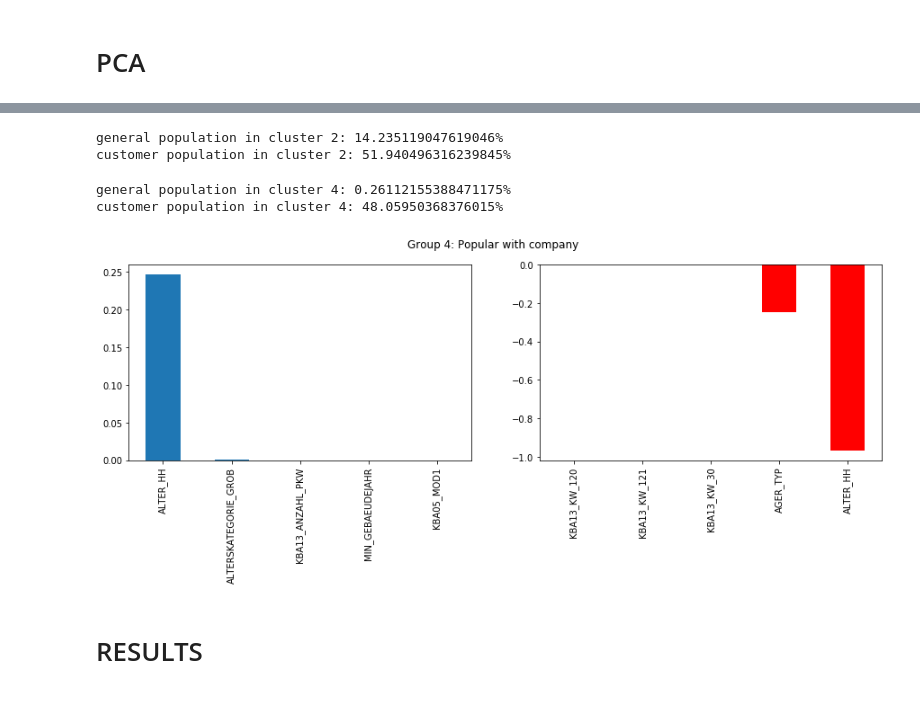
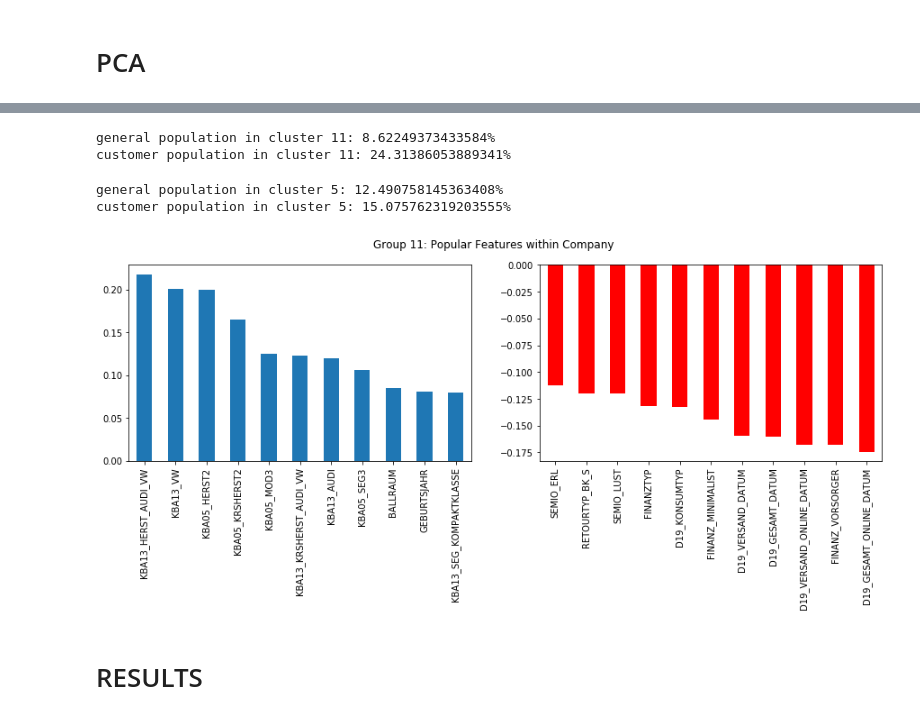
Before and after one commit to ashleyadrias/udacity-machine-learning-engineer-capstone-ArvatoBertelsmann-CustomerSegmentation, a Jupyter notebook: 2.Clustering.ipynb, the cells around one changed output, grey strips where cells are left out. Drawn from its saved outputs; the diff is of its cells as text; code cells hidden in the pictures.

```diff
--- a/2.Clustering.ipynb
+++ b/2.Clustering.ipynb
@@ -357,0 +328,11 @@ len(num_cols)
+# %%
+#FILLNA RANGE FEATS
+for feat in tqdm(range_feats):
+    temp_list = []
+    for val in customers[feat]:
+        try:
+            val = int(val)
+            temp_list.append(val)
+        except:
+            temp_list.append(np.NaN)
+    customers[feat] = temp_list
@@ -368,17 +367 @@ clean_feat.head()
-# %%
-for cat in tqdm(num_cols):
-    #print(cat)
-    temp_list = []
-    temp_df = clean_feat[clean_feat['Attribute'] == cat]
-
-    for val in customers[cat]:
-        try:
-            val = int(val)
-            if val in temp_df['Value']:
-                temp_list.append(val)
-            else:
-                temp_list.append(99)
-        except:
-            temp_list.append(99)
-    customers[cat] = temp_list
 # %%
@@ -399,5 +382,5 @@ Let's replace the unknown (99) with the mean of the values (without included the
 from sklearn import preprocessing
 scaler = preprocessing.StandardScaler()
 
-customers = scaler.fit_transform(customers)
-customers = pd.DataFrame(customers, columns=model_feat)
+customers_scaled = scaler.fit_transform(clean_customers)
+clean_customers = pd.DataFrame(customers_scaled, columns=clean_customers.columns)
@@ -452,5 +446,5 @@ plt.show()
 # %%
-over_cluster = 2
+over_cluster = 11
 print(f'general population in cluster {over_cluster}: {population_freqs[over_cluster]}%')
 print(f'customer population in cluster {over_cluster}: {customer_freqs[over_cluster]}%\n')
 pc1_avg = (azdias_pca[population_labels == over_cluster][0].sum() + customers_pca[customers_labels == over_cluster][0].sum()) / \
@@ -460,10 +454,10 @@ pc2_avg = (azdias_pca[population_labels == over_cluster][1].sum() + customers_pc
 pc3_avg = (azdias_pca[population_labels == over_cluster][2].sum() + customers_pca[customers_labels == over_cluster][2].sum()) / \
           (n_population + n_customers)
 # %% [output]
-general population in cluster 2: 14.235119047619046%
-customer population in cluster 2: 51.940496316239845%
+general population in cluster 11: 8.62249373433584%
+customer population in cluster 11: 24.31386053889341%
 # %%
-over_cluster = 4
+over_cluster = 5
 print(f'general population in cluster {over_cluster}: {population_freqs[over_cluster]}%')
 print(f'customer population in cluster {over_cluster}: {customer_freqs[over_cluster]}%\n')
 pc1_avg = (azdias_pca[population_labels == over_cluster][0].sum() + customers_pca[customers_labels == over_cluster][0].sum()) / \
@@ -473,16 +467,16 @@ pc2_avg = (azdias_pca[population_labels == over_cluster][1].sum() + customers_pc
 pc3_avg = (azdias_pca[population_labels == over_cluster][2].sum() + customers_pca[customers_labels == over_cluster][2].sum()) / \
           (n_population + n_customers)
 # %% [output]
-general population in cluster 4: 0.26112155388471175%
-customer population in cluster 4: 48.05950368376015%
+general population in cluster 5: 12.490758145363408%
+customer population in cluster 5: 15.075762319203555%
 # %%
 pca_feat_max = pd.Series(kmeans.cluster_centers_[over_cluster]).sort_values(ascending=False).index[0]
 pca_feat_min = pd.Series(kmeans.cluster_centers_[over_cluster]).sort_values(ascending=True).index[0]
-fig = comp_weights(pca, pca_feat_max, pca_feat_min, 5, customers)
+fig = comp_weights(pca, pca_feat_max, pca_feat_min, 11, customers)
 plt.suptitle(f'Group {over_cluster}: Popular Features within Company');
 plt.savefig('assets/cluster.png')
 # %% [output]
-[figure, old version]
+[figure, new version]
 # %% [markdown]
 # RESULTS
 # %% [markdown]
```
Also changed, not shown: parts of 46 cells of this notebook, 2 other files.
